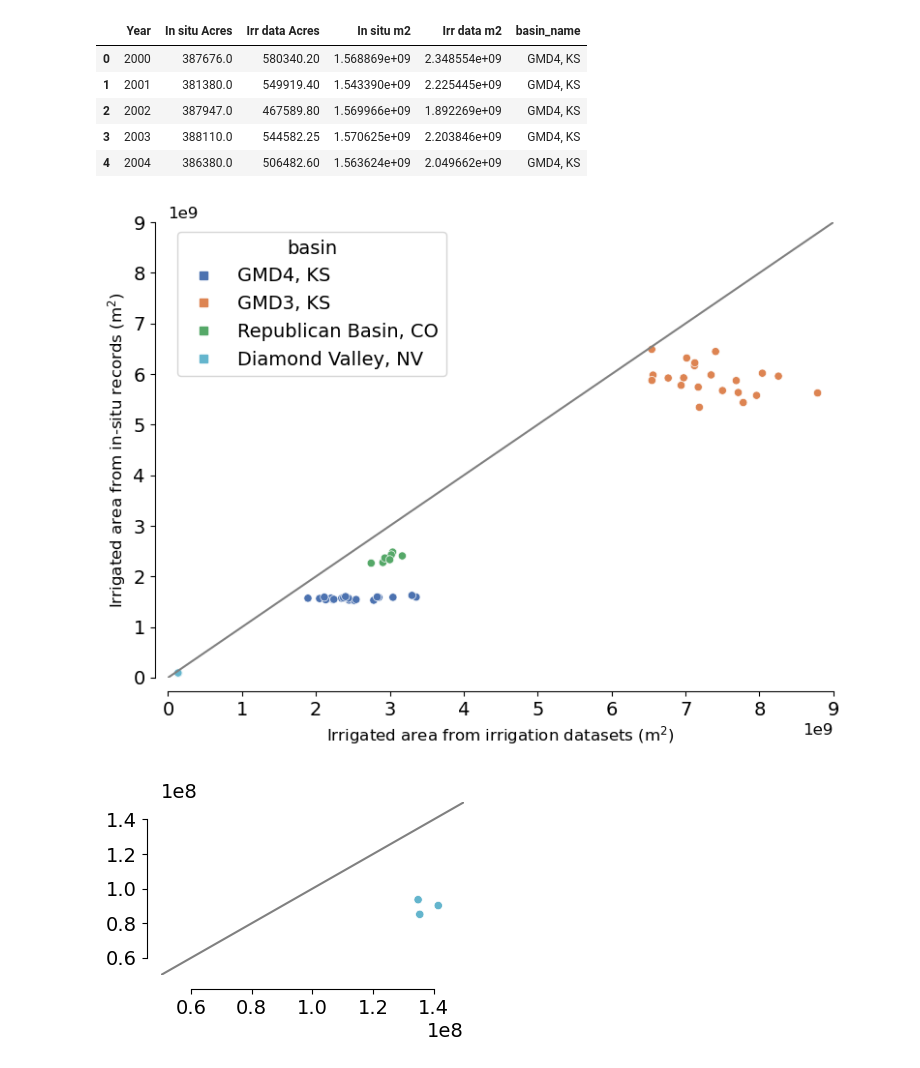
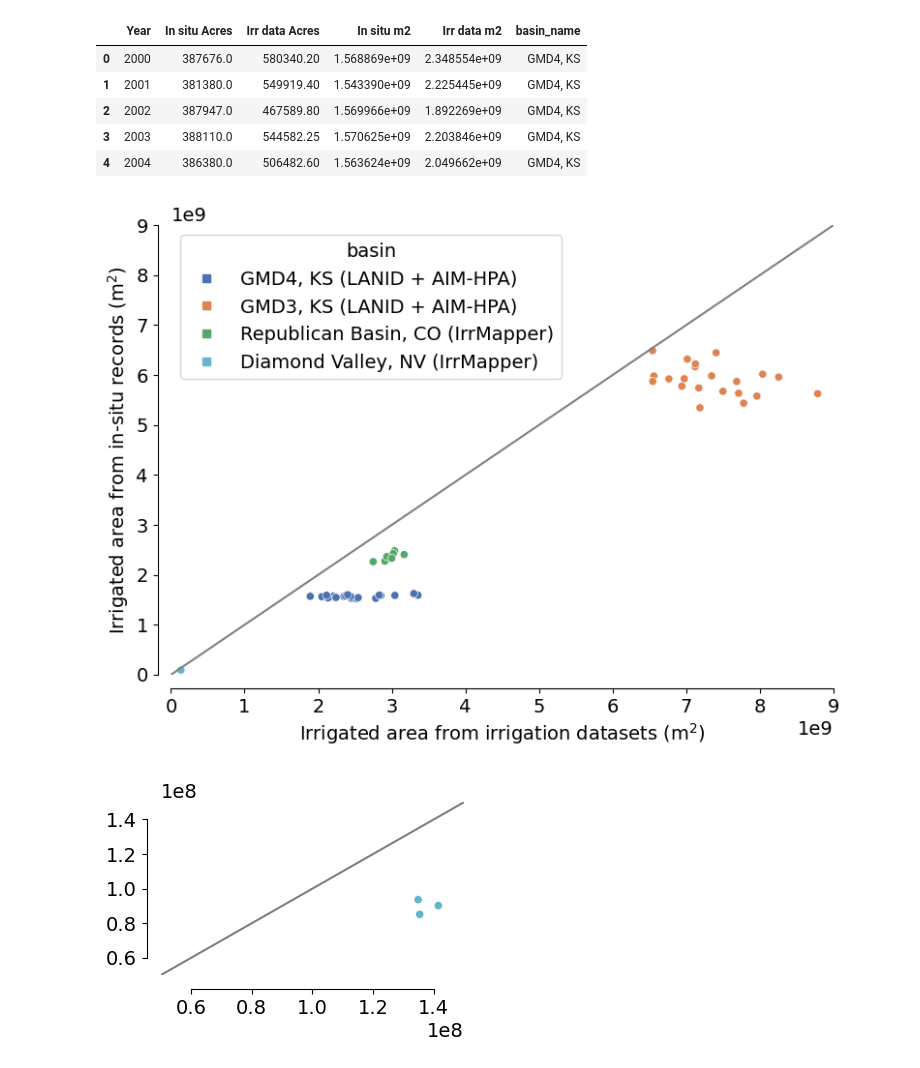
Before and after one commit to mdfahimhasan/WestUS_Peff, a Jupyter notebook: Codes/results_analysis/irr_acres_plot.ipynb, the cells around one changed output. Drawn from its saved outputs; the diff is of its cells as text; code cells hidden in the pictures.

Commit message:
small update in irrigated acres plots

```diff
--- a/Codes/results_analysis/irr_acres_plot.ipynb
+++ b/Codes/results_analysis/irr_acres_plot.ipynb
@@ -24,16 +24,16 @@ df.head()
 # %%
 plot_save_path = './plots/irr_acres_diff_all.png'
 
-basin_names = ('GMD4, KS', 'GMD3, KS', 'Republican Basin, CO', 'Diamond Valley, NV')
+basin_names = ('GMD4, KS (LANID + AIM-HPA)', 'GMD3, KS (LANID + AIM-HPA)', 'Republican Basin, CO (IrrMapper)', 'Diamond Valley, NV (IrrMapper)')
 
 make_scatter_plot_irr_area(df=df, x='Irr data m2', y='In situ m2', hue='basin_name',
                            fontsize=14, figsize=(8, 6), basin_labels=basin_names,
                            xlabel='Irrigated area from irrigation datasets (m$^2$)',
                            ylabel='Irrigated area from in-situ records (m$^2$)',
                            scientific_ticks=False, lim=(0, 9000000000),
                            savepath=plot_save_path, legend='on')
 # %% [output]
-[figure, old version]
+[figure, new version]
 # %%
 basin_names = ('Diamond Valley, NV', ' ')
 df_sel = df[df['basin_name'].isin(basin_names)]
```
